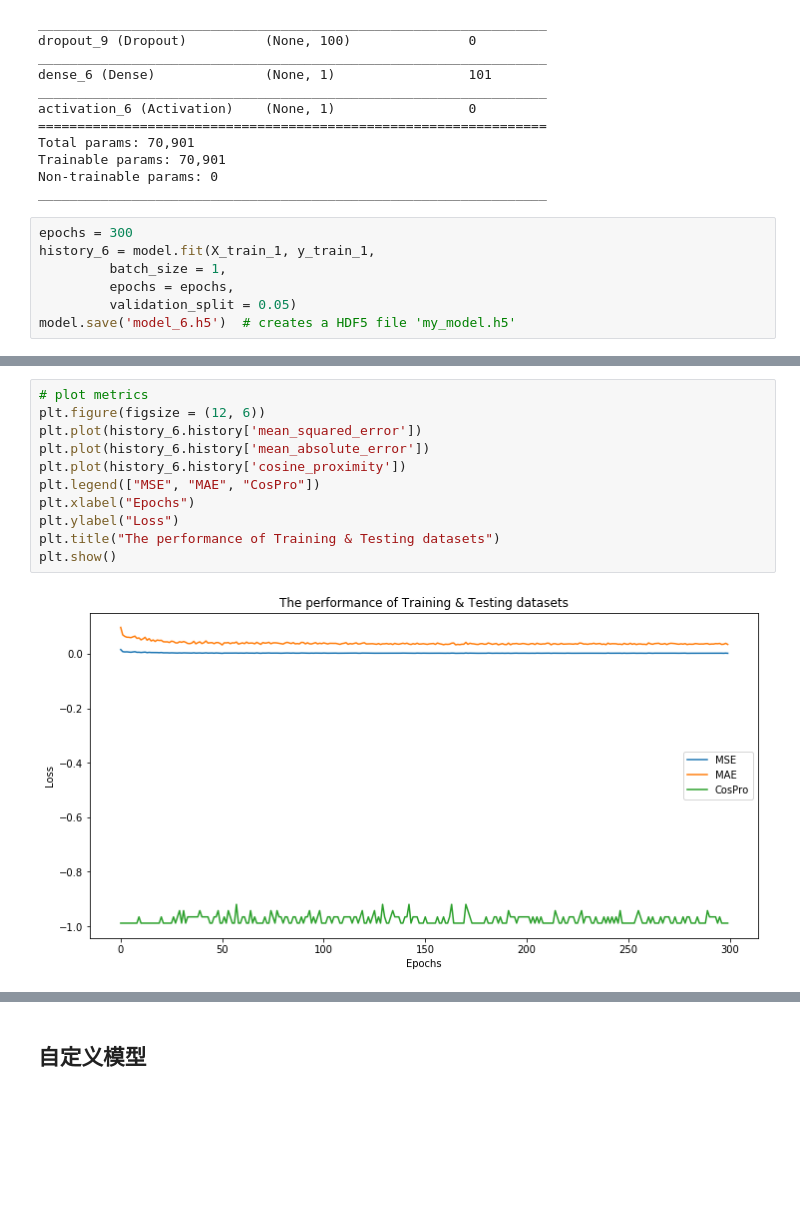
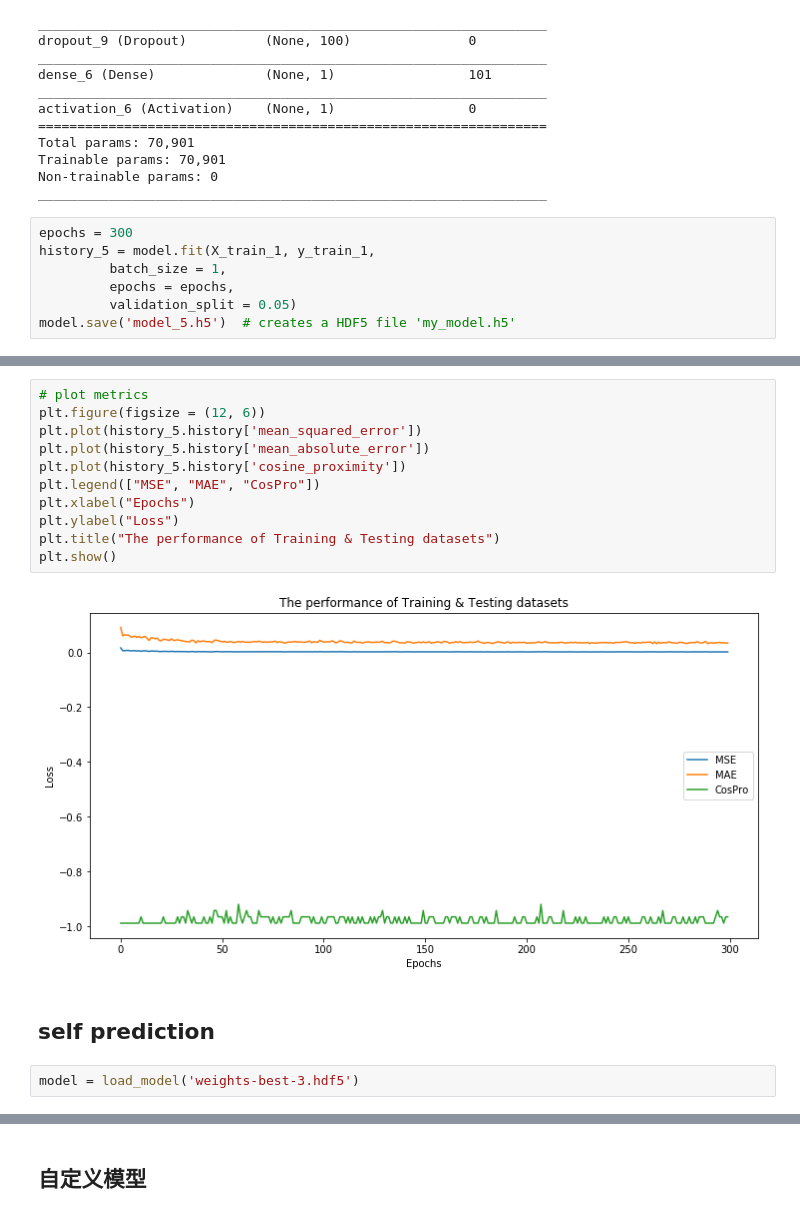
Before and after one commit to 1148030615/Tencent_Education_Deep_Learning_Course, a Jupyter notebook: Airline_passengers_prediction_Time_Series_RNN.ipynb, the cells around one changed output, grey strips where cells are left out. Saved outputs shown, nothing was run; the diff lists cells and outputs as text; blank space fills up the shorter version.

```diff
--- a/Airline_passengers_prediction_Time_Series_RNN.ipynb
+++ b/Airline_passengers_prediction_Time_Series_RNN.ipynb
@@ -757,11 +774,11 @@ Non-trainable params: 0
 _________________________________________________________________
 # %%
 epochs = 300
-history_6 = model.fit(X_train_1, y_train_1,
+history_5 = model.fit(X_train_1, y_train_1,
          batch_size = 1,
          epochs = epochs,
          validation_split = 0.05)
-model.save('model_6.h5')  # creates a HDF5 file 'my_model.h5'
+model.save('model_5.h5')  # creates a HDF5 file 'my_model.h5'
 # %% [output]
 Train on 87 samples, validate on 5 samples
 Epoch 1/300
@@ -801,13 +815,17 @@ plt.show()
 # %%
 # plot metrics
 plt.figure(figsize = (12, 6))
-plt.plot(history_6.history['mean_squared_error'])
-plt.plot(history_6.history['mean_absolute_error'])
-plt.plot(history_6.history['cosine_proximity'])
+plt.plot(history_5.history['mean_squared_error'])
+plt.plot(history_5.history['mean_absolute_error'])
+plt.plot(history_5.history['cosine_proximity'])
 plt.legend(["MSE", "MAE", "CosPro"])
 plt.xlabel("Epochs")
 plt.ylabel("Loss")
 plt.title("The performance of Training & Testing datasets")
 plt.show()
 # %% [output]
-[figure, old version]
+[figure, new version]
+# %% [markdown]
+## self prediction
+# %%
+model = load_model('weights-best-3.hdf5')
```
Also changed, not shown: parts of 48 cells of this notebook.
